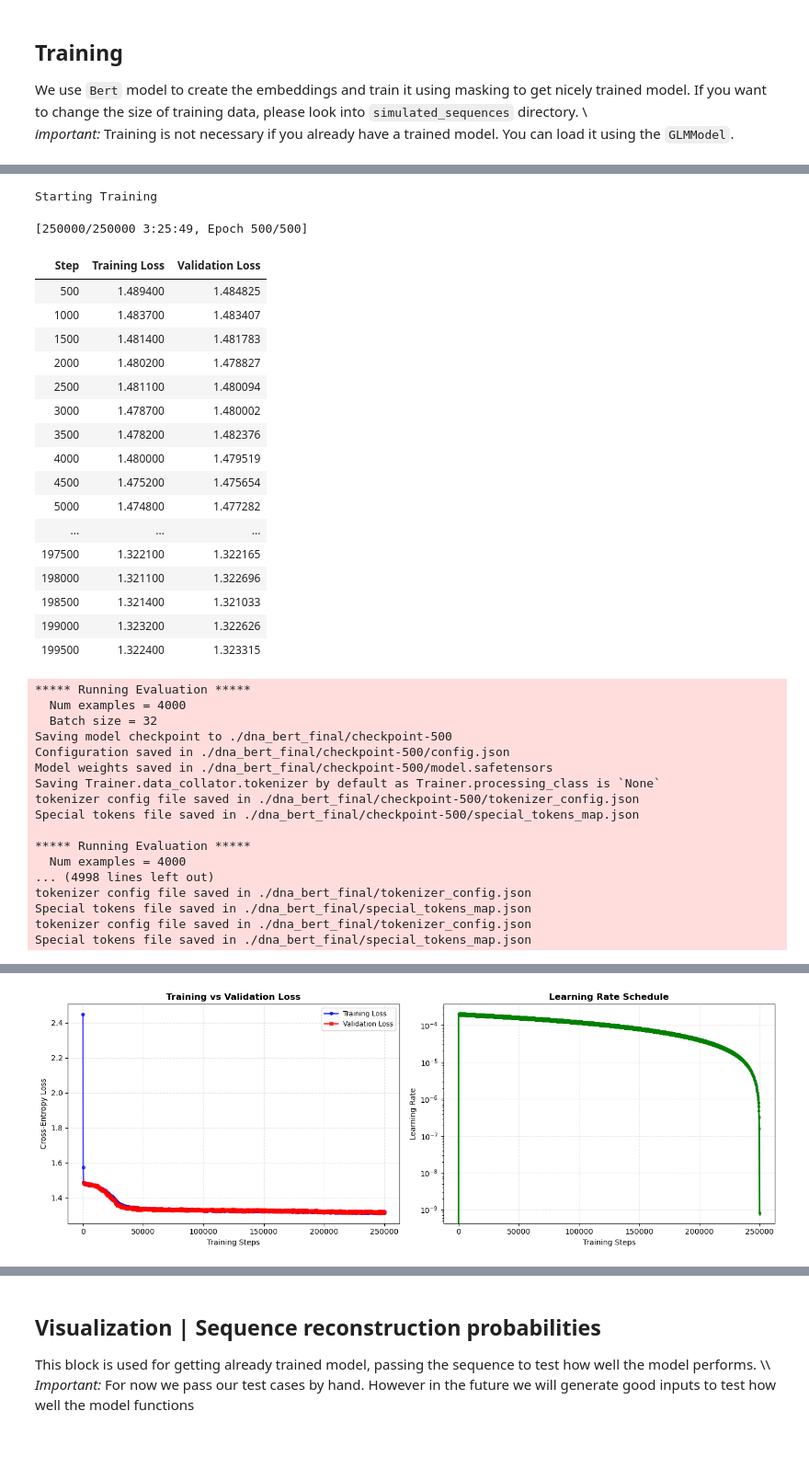
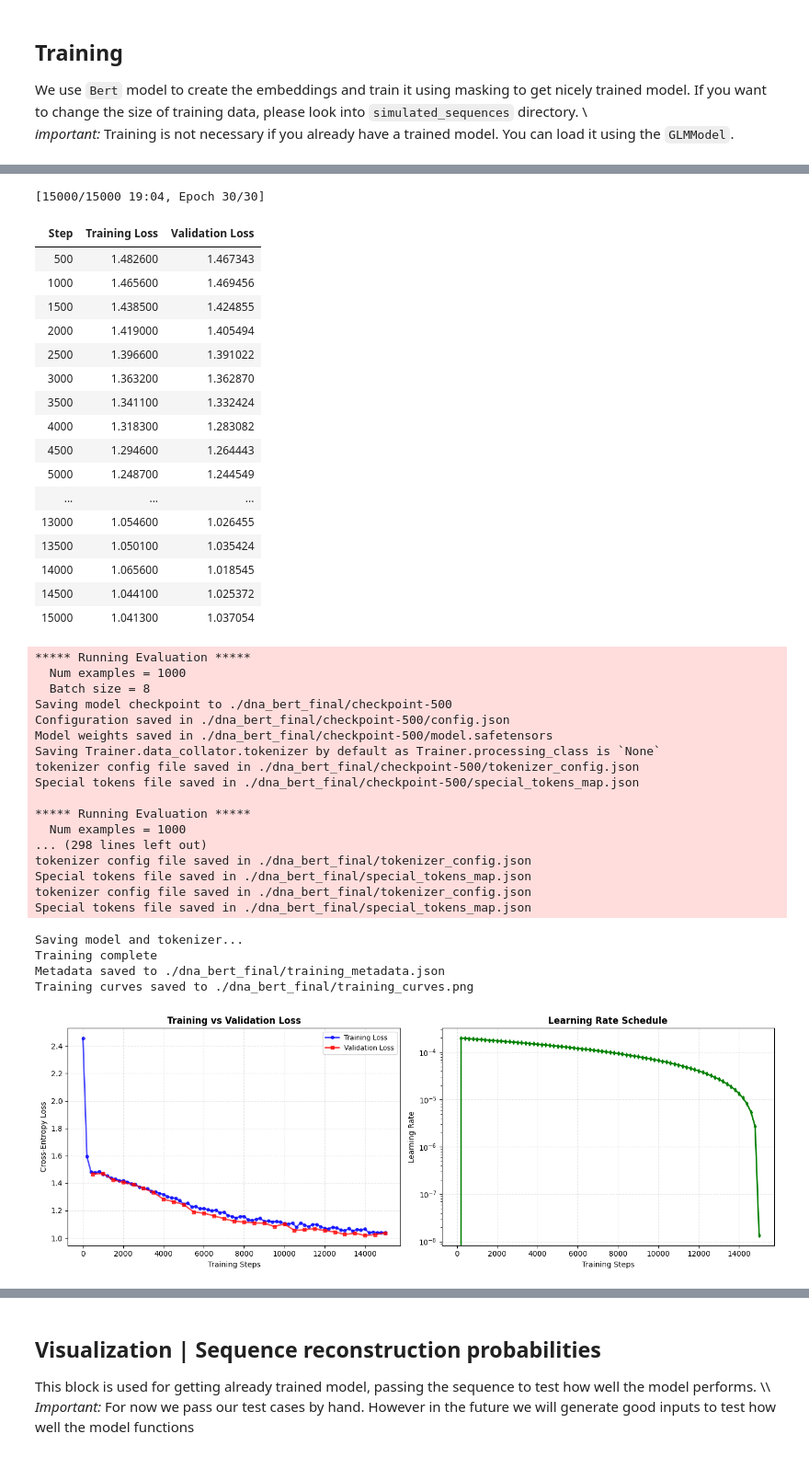
Before and after one commit to giokepa/Sysgen-GLM-for-Indels, a Jupyter notebook: visualize_data.ipynb, the cells around one changed output, grey strips where cells are left out. Shown at 92% size. Saved outputs shown, nothing was run; the diff lists cells and outputs as text; code cells hidden in the pictures.

```diff
--- a/visualize_data.ipynb
+++ b/visualize_data.ipynb
@@ -24,5 +30,5 @@ Final validation loss: 1.3199
 We use `Bert` model to create the embeddings and train it using masking to get nicely trained model. If you want to change the size of training data, please look into `simulated_sequences` directory. \\\
 *important:* Training is not necessary if you already have a trained model. You can load it using the `GLMModel`.
 # %%
-model.train(epochs=500, batch_size=32, lr=2e-4)
+model.train(epochs=30, batch_size=8, lr=2e-4)
 # %% [output]
@@ -38,37 +44,41 @@ Detected kernel version 4.18.0, which is below the recommended minimum of 5.5.0;
   Number of trainable parameters = 8,620,042
-Starting Training
+[15000/15000 19:04, Epoch 30/30]
+| Step | Training Loss | Validation Loss |
+| 500 | 1.482600 | 1.467343 |
+| 1000 | 1.465600 | 1.469456 |
+| 1500 | 1.438500 | 1.424855 |
+| 2000 | 1.419000 | 1.405494 |
+| 2500 | 1.396600 | 1.391022 |
+| 3000 | 1.363200 | 1.362870 |
+| 3500 | 1.341100 | 1.332424 |
+| 4000 | 1.318300 | 1.283082 |
+| 4500 | 1.294600 | 1.264443 |
+| 5000 | 1.248700 | 1.244549 |
+| ... | ... | ... |
+| 13000 | 1.054600 | 1.026455 |
+| 13500 | 1.050100 | 1.035424 |
+| 14000 | 1.065600 | 1.018545 |
+| 14500 | 1.044100 | 1.025372 |
+| 15000 | 1.041300 | 1.037054 |
-[250000/250000 3:25:49, Epoch 500/500]
+***** Running Evaluation *****
+  Num examples = 1000
+  Batch size = 8
+Saving model checkpoint to ./dna_bert_final/checkpoint-500
+Configuration saved in ./dna_bert_final/checkpoint-500/config.json
+Model weights saved in ./dna_bert_final/checkpoint-500/model.safetensors
+Saving Trainer.data_collator.tokenizer by default as Trainer.processing_class is `None`
+tokenizer config file saved in ./dna_bert_final/checkpoint-500/tokenizer_config.json
+Special tokens file saved in ./dna_bert_final/checkpoint-500/special_tokens_map.json
+
+***** Running Evaluation *****
+  Num examples = 1000
+... (298 lines left out)
+tokenizer config file saved in ./dna_bert_final/tokenizer_config.json
+Special tokens file saved in ./dna_bert_final/special_tokens_map.json
+tokenizer config file saved in ./dna_bert_final/tokenizer_config.json
+Special tokens file saved in ./dna_bert_final/special_tokens_map.json
-| Step | Training Loss | Validation Loss |
-| 500 | 1.489400 | 1.484825 |
-| 1000 | 1.483700 | 1.483407 |
-| 1500 | 1.481400 | 1.481783 |
-| 2000 | 1.480200 | 1.478827 |
-| 2500 | 1.481100 | 1.480094 |
-| 3000 | 1.478700 | 1.480002 |
-| 3500 | 1.478200 | 1.482376 |
-| 4000 | 1.480000 | 1.479519 |
-| 4500 | 1.475200 | 1.475654 |
-| 5000 | 1.474800 | 1.477282 |
-| ... | ... | ... |
-| 197500 | 1.322100 | 1.322165 |
-| 198000 | 1.321100 | 1.322696 |
-| 198500 | 1.321400 | 1.321033 |
-| 199000 | 1.323200 | 1.322626 |
-| 199500 | 1.322400 | 1.323315 |
-***** Running Evaluation *****
-  Num examples = 4000
-  Batch size = 32
-Saving model checkpoint to ./dna_bert_final/checkpoint-500
-Configuration saved in ./dna_bert_final/checkpoint-500/config.json
-Model weights saved in ./dna_bert_final/checkpoint-500/model.safetensors
-Saving Trainer.data_collator.tokenizer by default as Trainer.processing_class is `None`
-tokenizer config file saved in ./dna_bert_final/checkpoint-500/tokenizer_config.json
-Special tokens file saved in ./dna_bert_final/checkpoint-500/special_tokens_map.json
-
-***** Running Evaluation *****
-  Num examples = 4000
-... (4998 lines left out)
-tokenizer config file saved in ./dna_bert_final/tokenizer_config.json
-Special tokens file saved in ./dna_bert_final/special_tokens_map.json
-tokenizer config file saved in ./dna_bert_final/tokenizer_config.json
-Special tokens file saved in ./dna_bert_final/special_tokens_map.json
+Saving model and tokenizer...
+Training complete
+Metadata saved to ./dna_bert_final/training_metadata.json
+Training curves saved to ./dna_bert_final/training_curves.png
+[figure, new version]
@@ -79 +89,0 @@ Training curves saved to ./dna_bert_final/training_curves.png
-[figure, old version]
```
Also changed, not shown: parts of 9 cells of this notebook, 7 other files.
